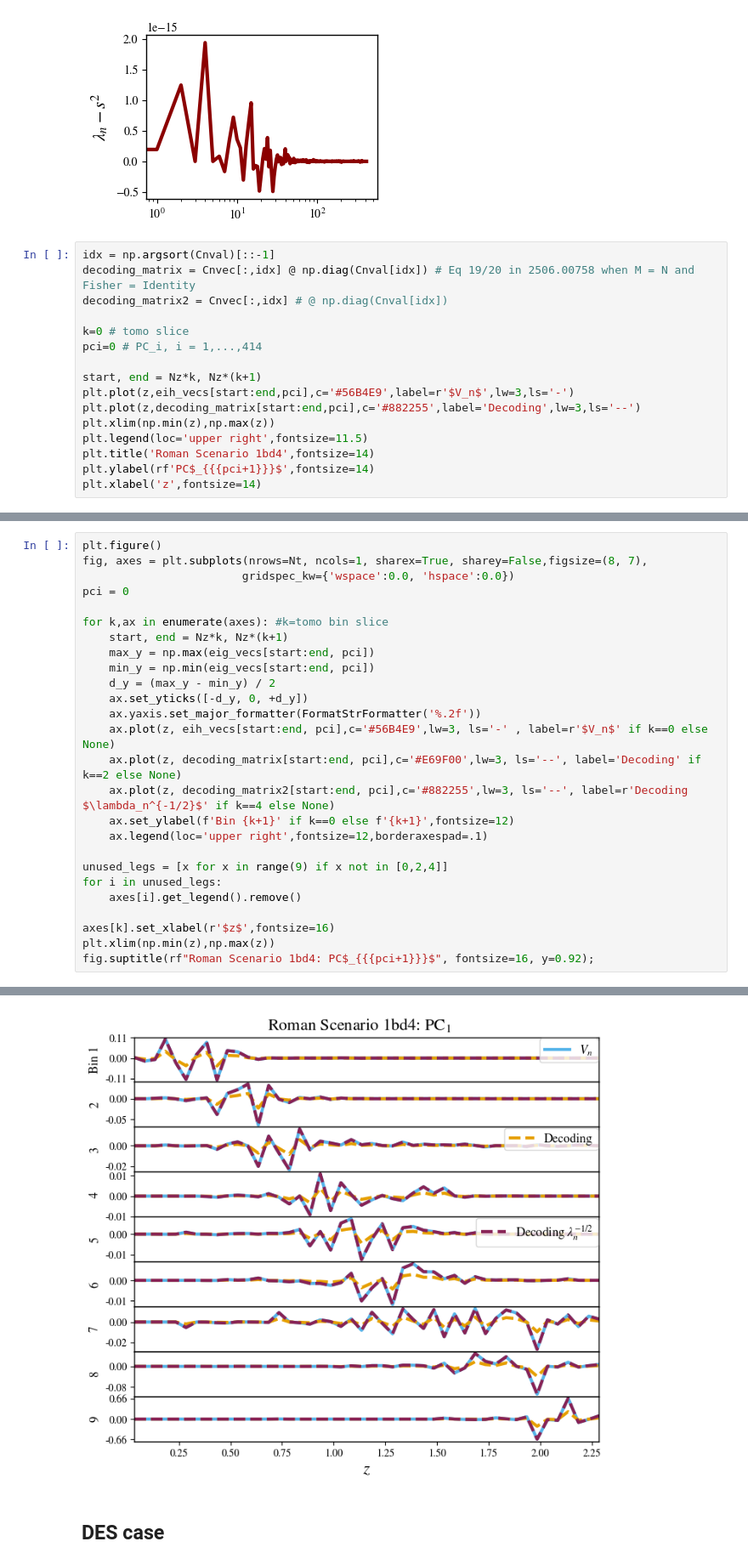
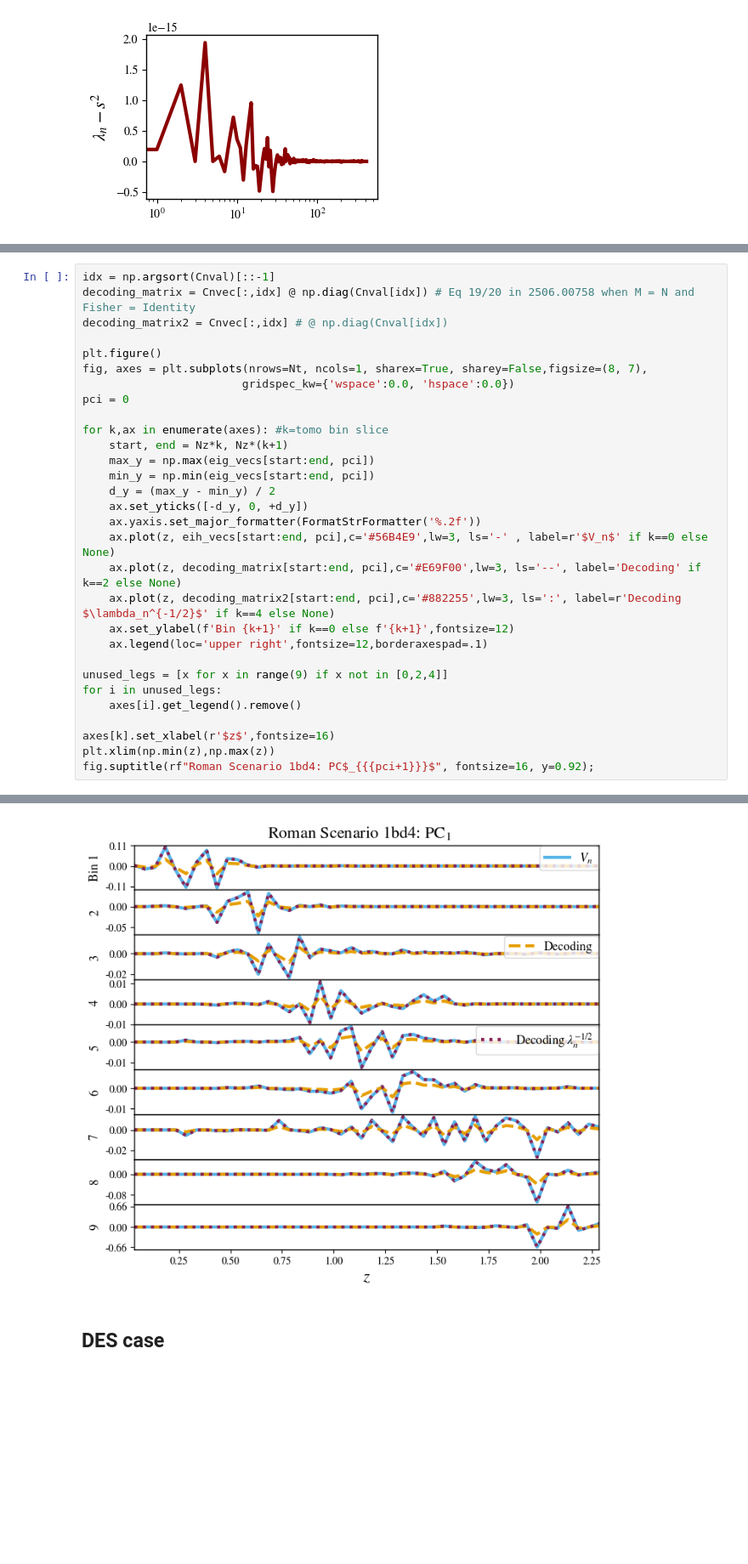
Before and after one commit to Roman-HLIS-Cosmology-PIT/cocoa_photoz, a Jupyter notebook: codes/example.ipynb, the cells around one changed output, grey strips where cells are left out. Shown: that part at 85% size. Drawn from its saved outputs; the diff is of its cells as text; blank space fills up the shorter version.

```diff
--- a/codes/example.ipynb
+++ b/codes/example.ipynb
@@ -321,19 +321,3 @@ plt.semilogx(range(len(eig_vals)), eig_vals-ss,ls='-',c='darkred',lw=3)
 plt.ylabel(r'$\lambda_n-s^2$',fontsize=15);
 # %% [output]
 [figure]
-# %%
-idx = np.argsort(Cnval)[::-1]
-decoding_matrix = Cnvec[:,idx] @ np.diag(Cnval[idx]) # Eq 19/20 in 2506.00758 when M = N and Fisher = Identity
-decoding_matrix2 = Cnvec[:,idx] # @ np.diag(Cnval[idx])
-
-k=0 # tomo slice
-pci=0 # PC_i, i = 1,...,414
-
-start, end = Nz*k, Nz*(k+1)
-plt.plot(z,eih_vecs[start:end,pci],c='#56B4E9',label=r'$V_n$',lw=3,ls='-')
-plt.plot(z,decoding_matrix[start:end,pci],c='#882255',label='Decoding',lw=3,ls='--')
-plt.xlim(np.min(z),np.max(z))
-plt.legend(loc='upper right',fontsize=11.5)
-plt.title('Roman Scenario 1bd4',fontsize=14)
-plt.ylabel(rf'PC$_{{{pci+1}}}$',fontsize=14)
-plt.xlabel('z',fontsize=14)
@@ -343,32 +324,36 @@ Text(0.5, 0, 'z')
 # %%
+idx = np.argsort(Cnval)[::-1]
+decoding_matrix = Cnvec[:,idx] @ np.diag(Cnval[idx]) # Eq 19/20 in 2506.00758 when M = N and Fisher = Identity
+decoding_matrix2 = Cnvec[:,idx] # @ np.diag(Cnval[idx])
+
 plt.figure()
 fig, axes = plt.subplots(nrows=Nt, ncols=1, sharex=True, sharey=False,figsize=(8, 7),
                         gridspec_kw={'wspace':0.0, 'hspace':0.0})
 pci = 0
 
 for k,ax in enumerate(axes): #k=tomo bin slice
     start, end = Nz*k, Nz*(k+1)
     max_y = np.max(eig_vecs[start:end, pci])
     min_y = np.min(eig_vecs[start:end, pci])
     d_y = (max_y - min_y) / 2
     ax.set_yticks([-d_y, 0, +d_y])
     ax.yaxis.set_major_formatter(FormatStrFormatter('%.2f'))
     ax.plot(z, eih_vecs[start:end, pci],c='#56B4E9',lw=3, ls='-' , label=r'$V_n$' if k==0 else None)
     ax.plot(z, decoding_matrix[start:end, pci],c='#E69F00',lw=3, ls='--', label='Decoding' if k==2 else None)
-    ax.plot(z, decoding_matrix2[start:end, pci],c='#882255',lw=3, ls='--', label=r'Decoding $\lambda_n^{-1/2}$' if k==4 else None)
+    ax.plot(z, decoding_matrix2[start:end, pci],c='#882255',lw=3, ls=':', label=r'Decoding $\lambda_n^{-1/2}$' if k==4 else None)
     ax.set_ylabel(f'Bin {k+1}' if k==0 else f'{k+1}',fontsize=12)
     ax.legend(loc='upper right',fontsize=12,borderaxespad=.1)
 
 unused_legs = [x for x in range(9) if x not in [0,2,4]]
 for i in unused_legs:
     axes[i].get_legend().remove()
 
 axes[k].set_xlabel(r'$z$',fontsize=16)
 plt.xlim(np.min(z),np.max(z))
 fig.suptitle(rf"Roman Scenario 1bd4: PC$_{{{pci+1}}}$", fontsize=16, y=0.92);
 # %% [output]
 <Figure size 350x250 with 0 Axes>
-[figure, old version]
+[figure, new version]
 # %% [markdown]
 ## DES case
 # %% [markdown]
```
Also changed, not shown: parts of 2 cells of this notebook.
